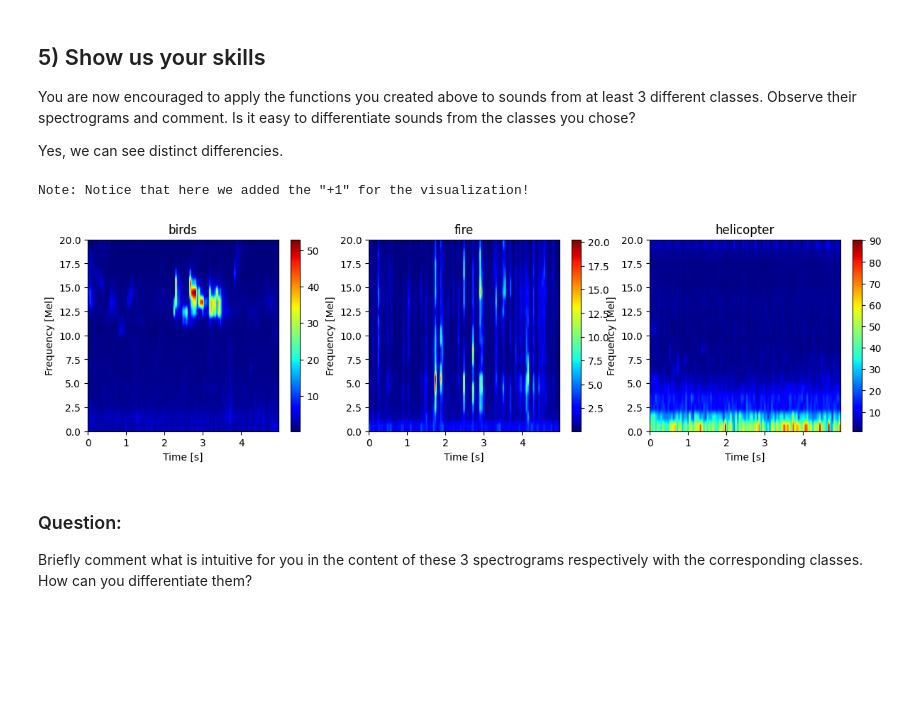
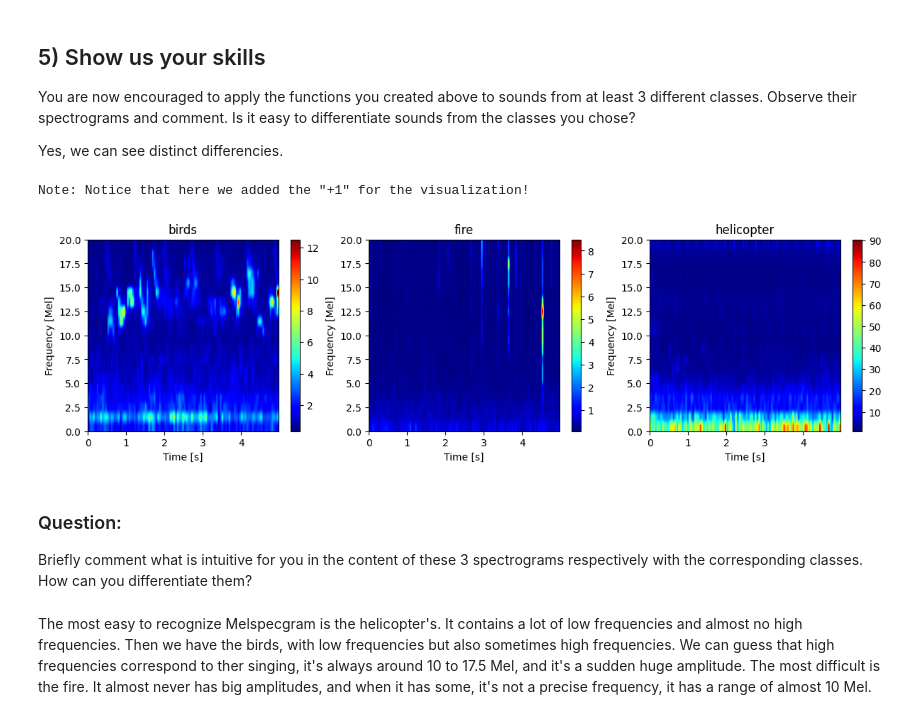
Before and after one commit to LELEC210X/LELEC210X, a Jupyter notebook: classification/h1_feature_vectors.ipynb, the cells around one changed output. Saved outputs shown, nothing was run; the diff lists cells and outputs as text; code cells hidden in the pictures; blank space fills up the shorter version.

```diff
--- a/classification/h1_feature_vectors.ipynb
+++ b/classification/h1_feature_vectors.ipynb
@@ -104,7 +104,7 @@ In practice, here is the observed phenomenon when downsampling the spectrum abov
 <center> <img src="figs/downsampling.png" alt=""  width="600" height="300"/> </center>
 # %%
 fs_down = 11025  # Target sampling frequency
-sound = dataset["birds", 2]  # Sound choice
+sound = dataset["fire", 2]  # Sound choice
 
 print("Playing and showing data for : ", get_cls_from_path(sound))
 x, fs = sf.read(sound)
@@ -446,38 +448,39 @@ Yes, we can see distinct differencies.
 # %%
 ### TO COMPLETE
 ### Choose 3 sounds from different classes to observe how their mel spectrograms differ
-sound1 = dataset["birds", 1]  # Sound choice
-sound2 = dataset["fire", 1]  # Sound choice
+sound1 = dataset["birds", 2]  # Sound choice
+sound2 = dataset["fire", 2]  # Sound choice
 sound3 = dataset["helicopter", 1]  # Sound choice
 
 "Compute the melspecgrams"
 x1, _ = sf.read(sound1)
 x2, _ = sf.read(sound2)
 x3, _ = sf.read(sound3)
 melspec1 = melspecgram(x1)
 melspec2 = melspecgram(x2)
 melspec3 = melspecgram(x3)
 
 print('Note: Notice that here we added the "+1" for the visualization!')
 
 "Plot"
 fig = plt.figure(figsize=(12, 3))
 ax1 = fig.add_axes([0.0, 0.0, 0.28, 0.9])
 ax2 = fig.add_axes([0.33, 0.0, 0.28, 0.9])
 ax3 = fig.add_axes([0.66, 0.0, 0.28, 0.9])
 plot_specgram(
     melspec1, ax=ax1, is_mel=True, title=get_cls_from_path(sound1), tf=len(y) / fs_down
 )
 plot_specgram(
     melspec2, ax=ax2, is_mel=True, title=get_cls_from_path(sound2), tf=len(y) / fs_down
 )
 plot_specgram(
     melspec3, ax=ax3, is_mel=True, title=get_cls_from_path(sound3), tf=len(y) / fs_down
 )
+
 plt.show()
 # %% [output]
 Note: Notice that here we added the "+1" for the visualization!
-[figure, old version]
+[figure, new version]
 # %% [markdown]
 ### Question:
 Briefly comment what is intuitive for you in the content of these 3 spectrograms respectively with the corresponding classes.
@@ -490,0 +491,2 @@ How can you differentiate them?
+# %% [markdown]
+The most easy to recognize Melspecgram is the helicopter's. It contains a lot of low frequencies and almost no high frequencies. Then we have the birds, with low frequencies but also sometimes high frequencies. We can guess that high frequencies correspond to ther singing, it's always around 10 to 17.5 Mel, and it's a sudden huge amplitude. The most difficult is the fire. It almost never has big amplitudes, and when it has some, it's not a precise frequency, it has a range of almost 10 Mel.
```
Also changed, not shown: parts of 8 cells of this notebook, 2 other files.
